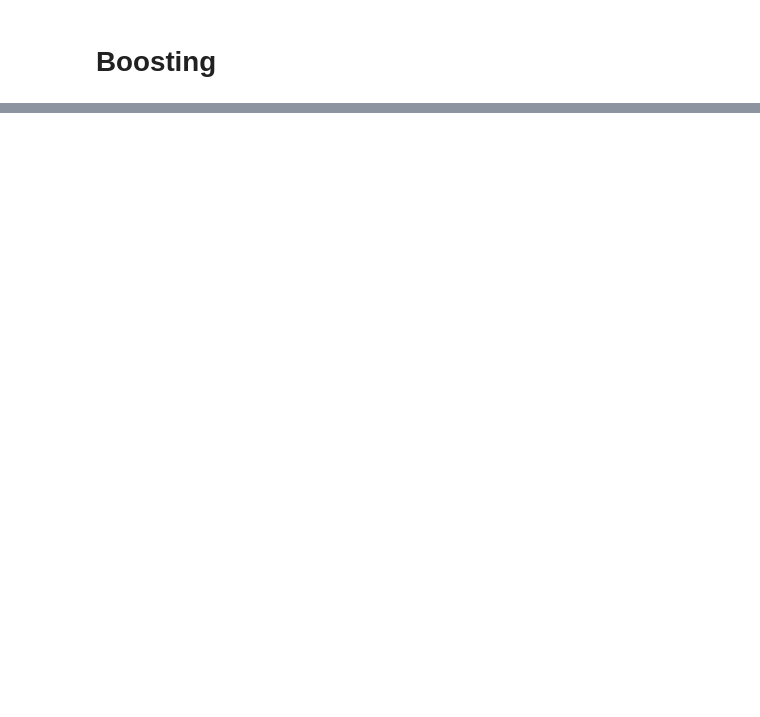
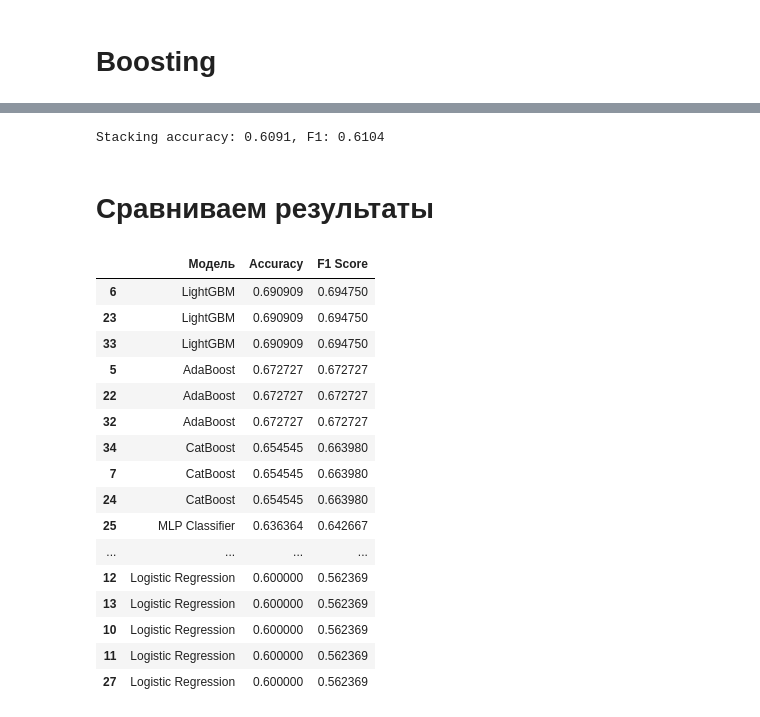
Before and after one commit to Am1rTl/Info, a Jupyter notebook: CU_GK_Week_8.ipynb, the cells around one changed output, grey strips where cells are left out. Drawn from its saved outputs; the diff is of its cells as text; code cells hidden in the pictures; blank space fills up the shorter version.

```diff
--- a/CU_GK_Week_8.ipynb
+++ b/CU_GK_Week_8.ipynb
@@ -484,0 +246,7 @@ mlp = MLPClassifier(hidden_layer_sizes=(100,),  # Один скрытый сло
+# %%
+results.append({"Модель": "Stacking", "Accuracy": acc, "F1 Score": f1})
+print(f"Stacking accuracy: {acc:.4f}, F1: {f1:.4f}")
+# %% [output]
+Stacking accuracy: 0.6091, F1: 0.6104
+# %% [markdown]
+# Сравниваем результаты
@@ -484,0 +255,20 @@ mlp = MLPClassifier(hidden_layer_sizes=(100,),  # Один скрытый сло
+# %%
+display(results_df)
+# %% [output]
+|  | Модель | Accuracy | F1 Score |
+| 6 | LightGBM | 0.690909 | 0.694750 |
+| 23 | LightGBM | 0.690909 | 0.694750 |
+| 33 | LightGBM | 0.690909 | 0.694750 |
+| 5 | AdaBoost | 0.672727 | 0.672727 |
+| 22 | AdaBoost | 0.672727 | 0.672727 |
+| 32 | AdaBoost | 0.672727 | 0.672727 |
+| 34 | CatBoost | 0.654545 | 0.663980 |
+| 7 | CatBoost | 0.654545 | 0.663980 |
+| 24 | CatBoost | 0.654545 | 0.663980 |
+| 25 | MLP Classifier | 0.636364 | 0.642667 |
+| ... | ... | ... | ... |
+| 12 | Logistic Regression | 0.600000 | 0.562369 |
+| 13 | Logistic Regression | 0.600000 | 0.562369 |
+| 10 | Logistic Regression | 0.600000 | 0.562369 |
+| 11 | Logistic Regression | 0.600000 | 0.562369 |
+| 27 | Logistic Regression | 0.600000 | 0.562369 |
```
Also changed, not shown: parts of 103 cells of this notebook.
